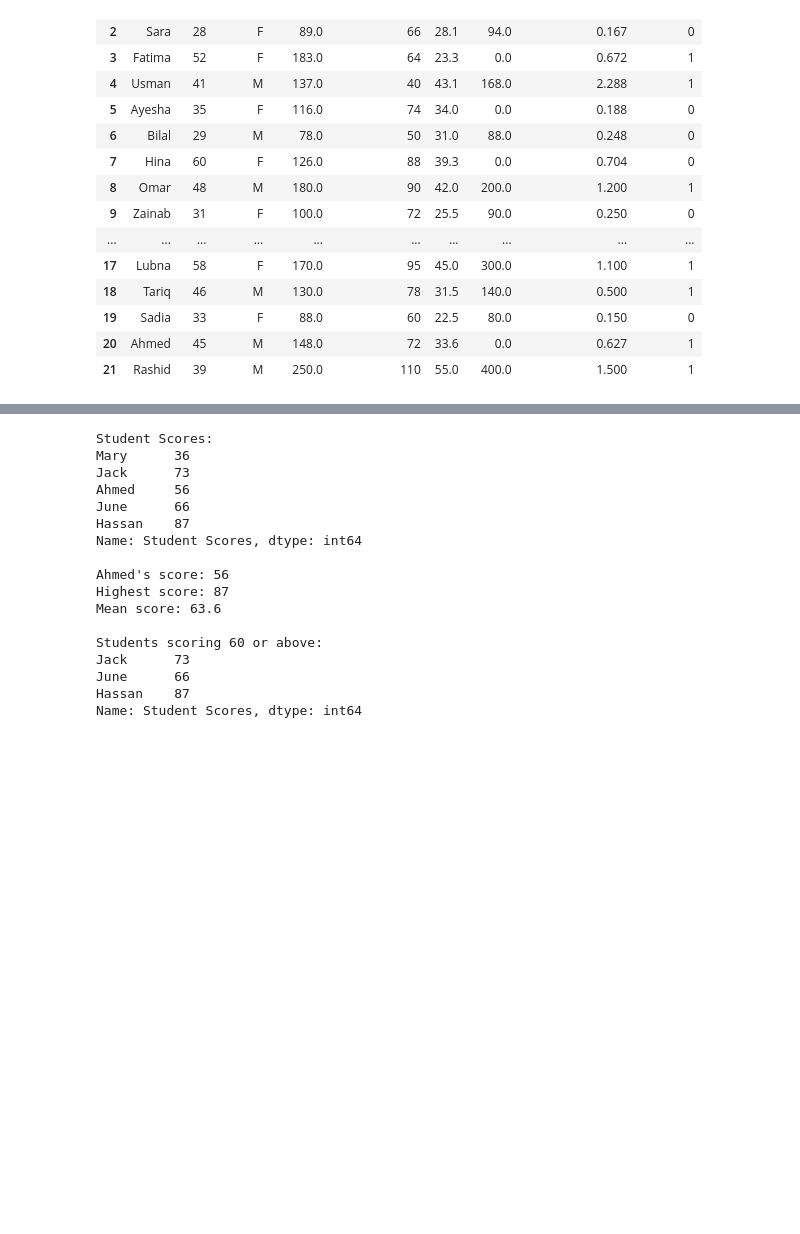
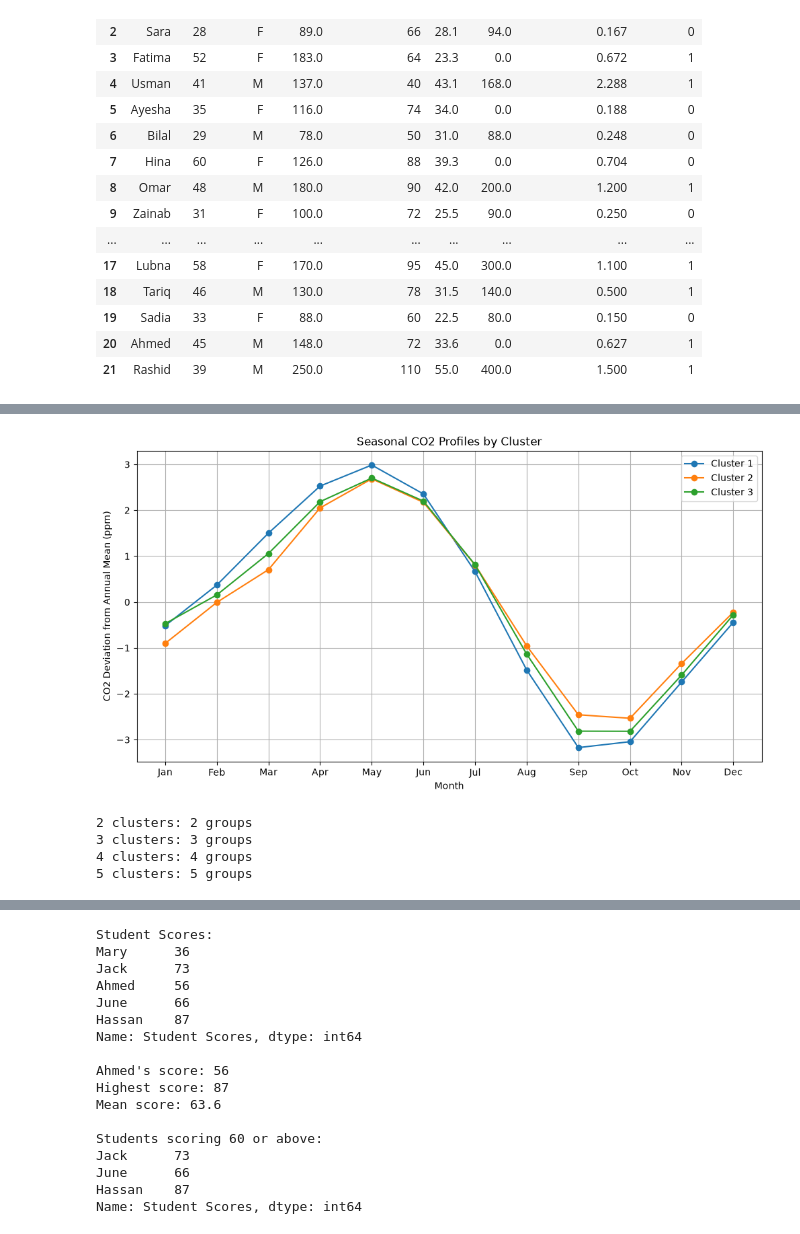
Before and after one commit to 786sag-code/ProgrammingForDA, a Jupyter notebook: app/DataAnalysis.ipynb, the cells around one changed output, grey strips where cells are left out. Saved outputs shown, nothing was run; the diff lists cells and outputs as text; code cells hidden in the pictures; blank space fills up the shorter version.

```diff
--- a/app/DataAnalysis.ipynb
+++ b/app/DataAnalysis.ipynb
@@ -24,0 +244,8 @@ df
+# %%
+linear_pred = interpolate_co2(training, 'linear')
+
+pchip_pred = interpolate_co2(training, 'pchip')
+
+cubic_pred = interpolate_co2(training, 'cubic')
+
+print("All three interpolation methods completed.")
@@ -24,0 +409,11 @@ df
+# %%
+# Remove years without all 12 monthly observations
+year_month = year_month.dropna()
+
+# Centre each year by subtracting its annual monthly mean
+centred_profiles = year_month.sub(
+    year_month.mean(axis=1),
+    axis=0
+)
+
+print(centred_profiles.head())
@@ -24,0 +475,55 @@ df
+# %%
+plt.figure(figsize=(12, 6))
+
+months = range(1, 13)
+
+for cluster in sorted(centred_profiles['Cluster'].unique()):
+
+    cluster_data = centred_profiles[
+        centred_profiles['Cluster'] == cluster
+    ].drop(columns='Cluster')
+
+    # Plot average seasonal profile for each cluster
+    average_profile = cluster_data.mean(axis=0)
+
+    plt.plot(
+        months,
+        average_profile,
+        marker='o',
+        label=f'Cluster {cluster}'
+    )
+
+plt.title('Seasonal CO2 Profiles by Cluster')
+plt.xlabel('Month')
+plt.ylabel('CO2 Deviation from Annual Mean (ppm)')
+
+plt.xticks(
+    months,
+    ['Jan', 'Feb', 'Mar', 'Apr', 'May', 'Jun',
+     'Jul', 'Aug', 'Sep', 'Oct', 'Nov', 'Dec']
+)
+
+plt.legend()
+plt.grid(True)
+plt.show()
+# %% [output]
+[figure, added]
+# %%
+for k in [2, 3, 4, 5]:
+
+    labels = fcluster(
+        Z,
+        t=k,
+        criterion='maxclust'
+    )
+
+    print(
+        f"{k} clusters:",
+        len(np.unique(labels)),
+        "groups"
+    )
+# %% [output]
+2 clusters: 2 groups
+3 clusters: 3 groups
+4 clusters: 4 groups
+5 clusters: 5 groups
```
Also changed, not shown: parts of 31 cells of this notebook, 3 other files.
